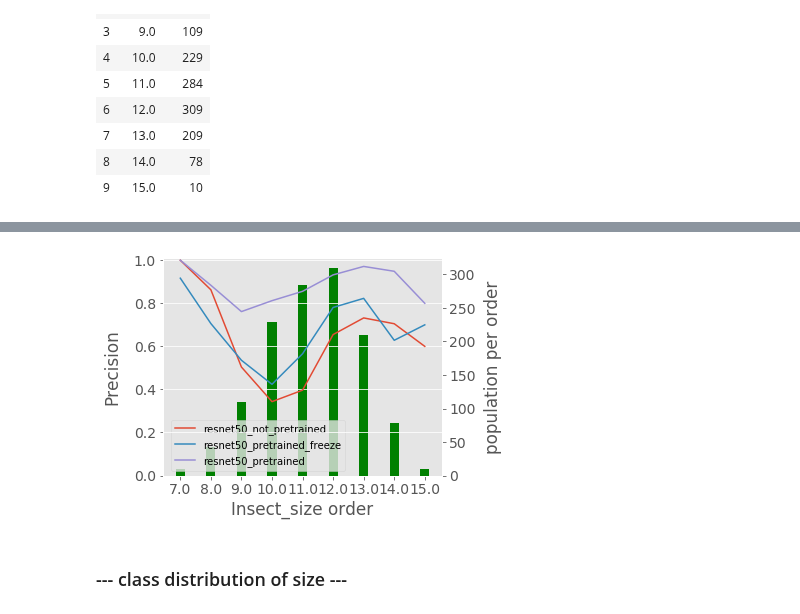
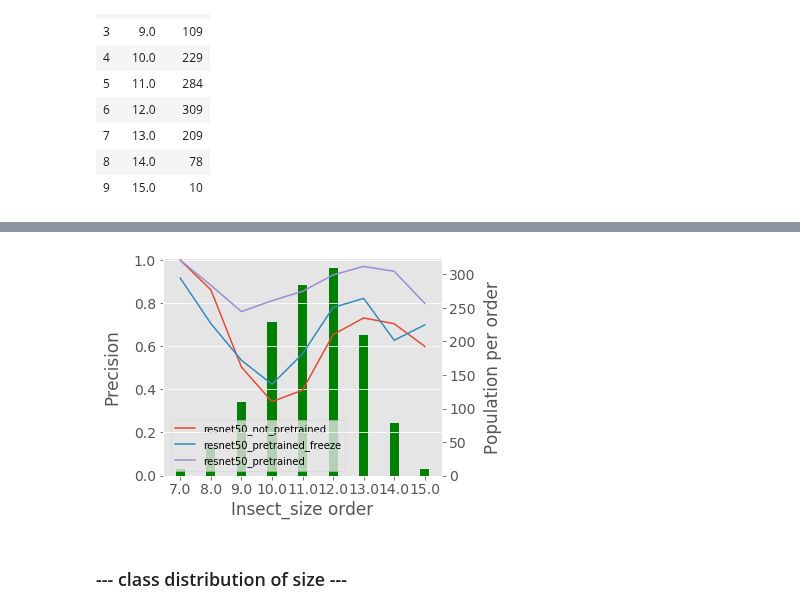
Before and after one commit to keiiti975/Insect_Phenology_Detector, a Jupyter notebook: result/classification/compare_finetuning/compare_finetuning.ipynb, the cells around one changed output, grey strips where cells are left out. Cells and saved outputs as stored; diff of their text form; code cells hidden in the pictures.

```diff
--- a/result/classification/compare_finetuning/compare_finetuning.ipynb
+++ b/result/classification/compare_finetuning/compare_finetuning.ipynb
@@ -112,29 +112,29 @@ all_df
 # %%
 fig, ax1 = plt.subplots(figsize=(5,4))
 ax2 = ax1.twinx()
 
 x_label = ["7.0", "8.0", "9.0", "10.0", "11.0", "12.0", "13.0", "14.0", "15.0"]
 
 ax1.bar(x_label, all_df["count"], width=0.3, color="g")
 ax2.plot(x_label, all_df["resnet50_not_pretrained"], label="resnet50_not_pretrained")
 ax2.plot(x_label, all_df["resnet50_pretrained_freeze"], label="resnet50_pretrained_freeze")
 ax2.plot(x_label, all_df["resnet50_pretrained"], label="resnet50_pretrained")
 ax1.yaxis.tick_right()
 ax2.yaxis.tick_left()
 
 h2, l2 = ax2.get_legend_handles_labels()
 ax1.legend(h2, l2, bbox_to_anchor=(0.67, 0.), loc='lower right', fontsize=10)
 
 ax1.set_xlabel("Insect_size order")
 ax1.set_ylabel("Precision")
 ax1.yaxis.set_label_coords(-0.15, 0.5)
 ax1.grid(False)
-ax2.set_ylabel("population per order")
+ax2.set_ylabel("Population per order")
 ax2.set_ylim(0., 1.01)
 ax2.yaxis.set_label_coords(1.15, 0.5)
 plt.savefig("/home/tanida/workspace/Insect_Phenology_Detector/result/classification/compare_finetuning/compare_precision_distrib_of_size.png", bbox_inches="tight")
 # %% [output]
-[figure, old version]
+[figure, new version]
 # %% [markdown]
 ### --- class distribution of size ---
 # %%
```
Also changed, not shown: 3 other files.
